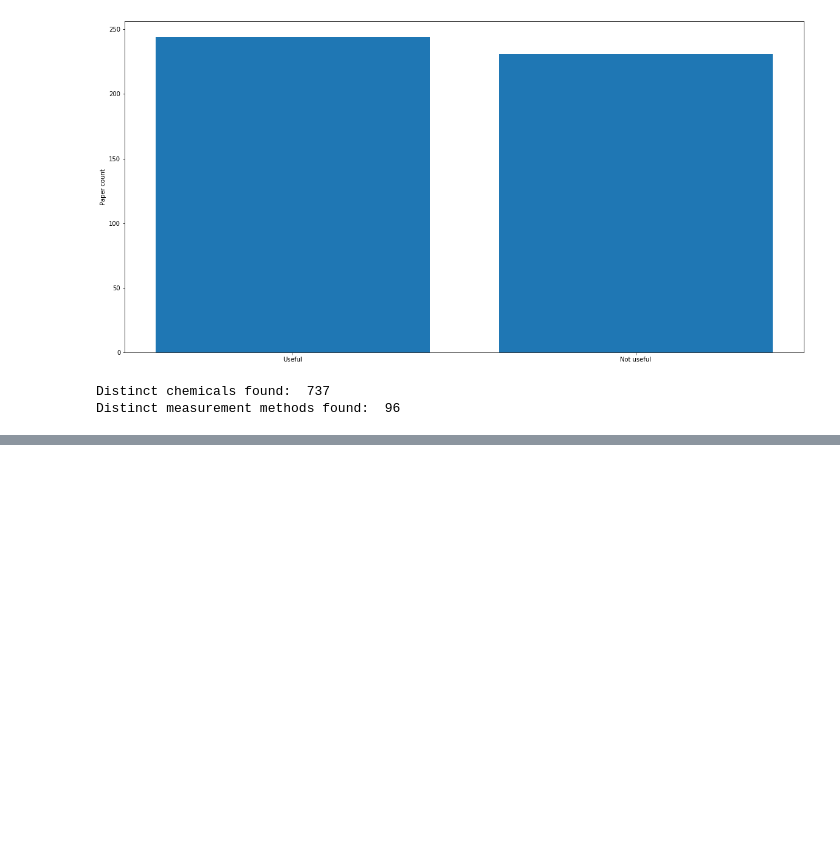
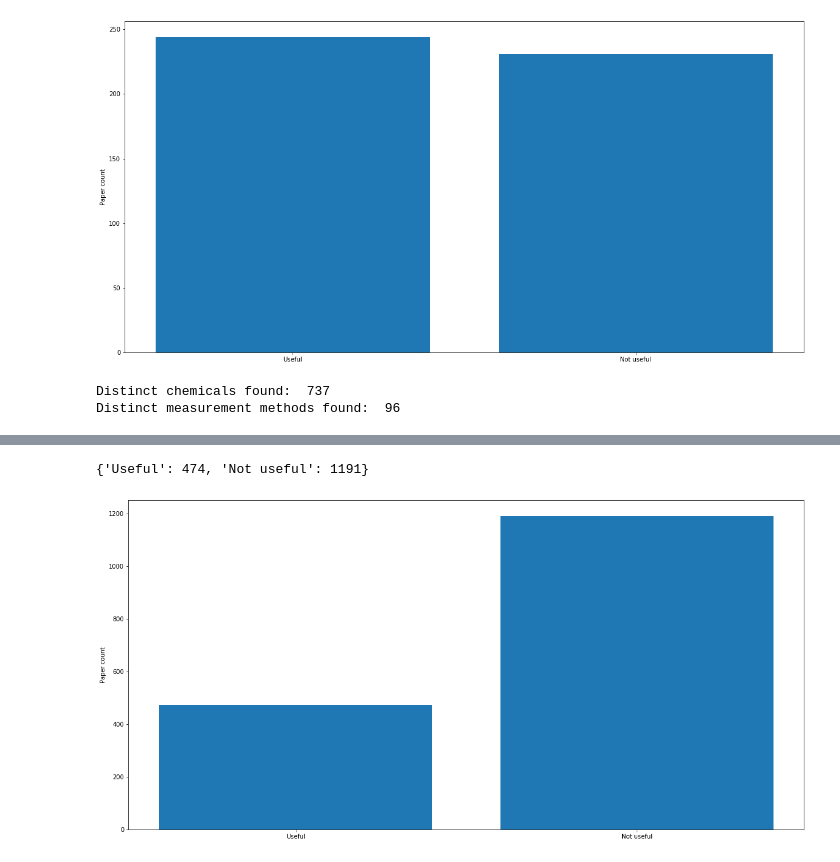
Before and after one commit to ChatterjeeAyan/FoodMineII, a Jupyter notebook: Statistics on FoodMine Training data.ipynb, the cells around one changed output, grey strips where cells are left out. Cells and saved outputs as stored; diff of their text form; code cells hidden in the pictures; blank space fills up the shorter version.

```diff
--- a/Statistics on FoodMine Training data.ipynb
+++ b/Statistics on FoodMine Training data.ipynb
@@ -51,0 +89,5 @@ Distinct measurement methods found:  96
+# %%
+food_statistics_usefulenss_only('apple_scoring.xls')
+# %% [output]
+{'Useful': 474, 'Not useful': 1191}
+[figure, added]
```
Also changed, not shown: parts of 4 cells of this notebook, 2 other files.
